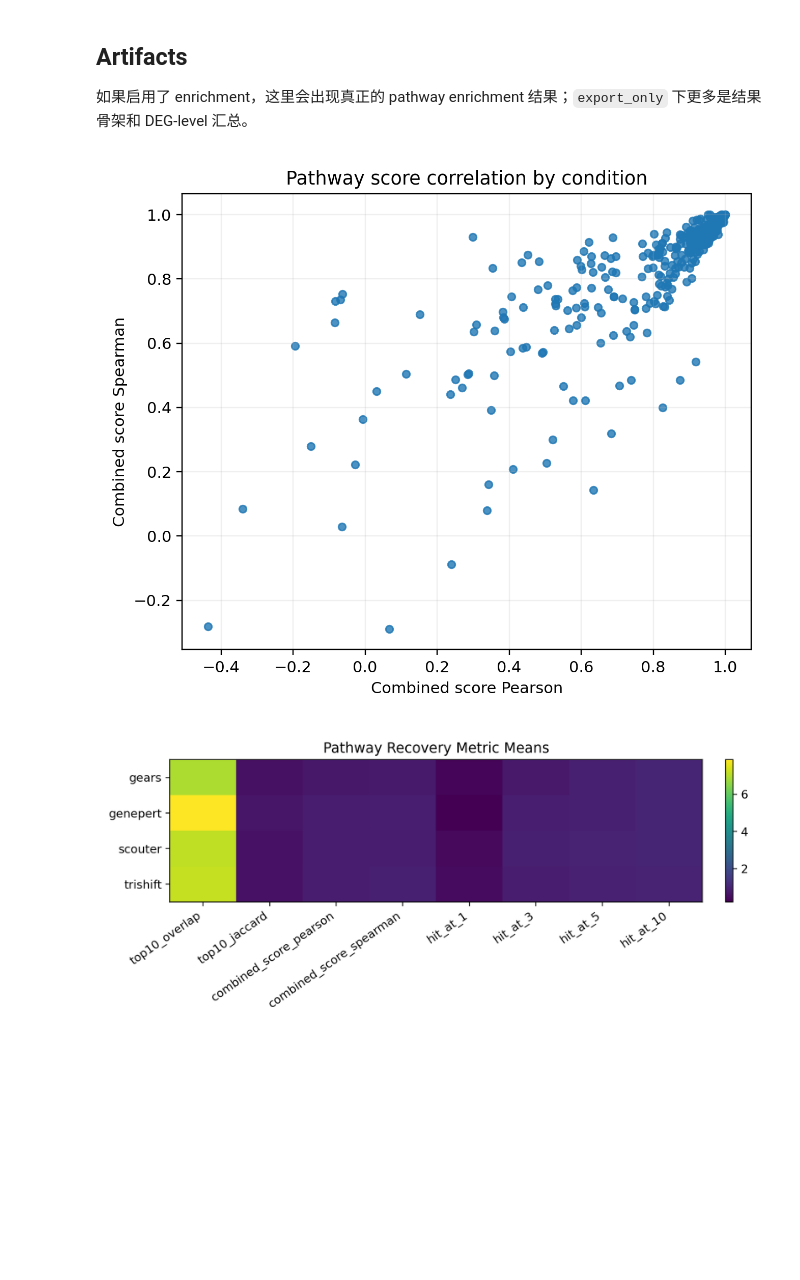
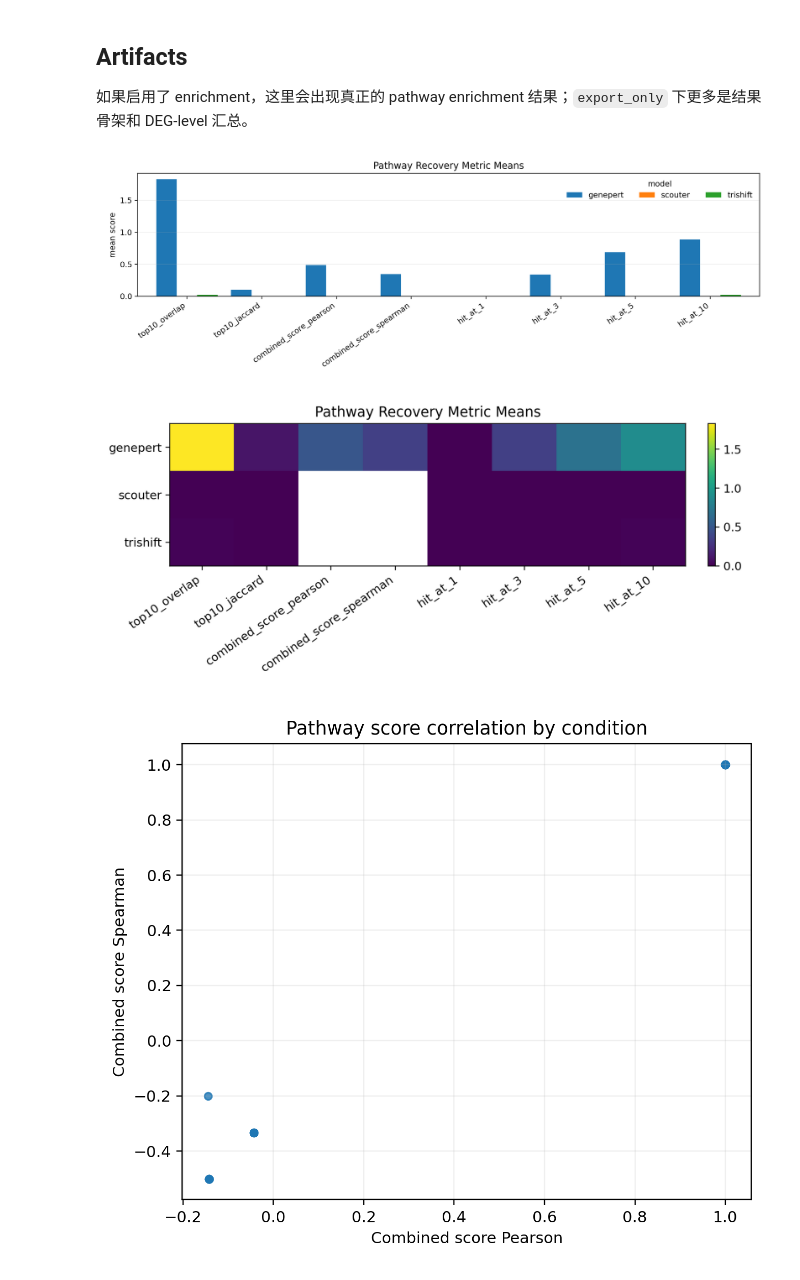
Before and after one commit to elan6666/trishift, a Jupyter notebook: notebooks/pathway_recovery_downstream_experiment.ipynb, the cells around one changed output. Drawn from its saved outputs; the diff is of its cells as text; code cells hidden in the pictures; blank space fills up the shorter version.

Commit message:
Add figure-style notebooks and notebook visuals

```diff
--- a/notebooks/pathway_recovery_downstream_experiment.ipynb
+++ b/notebooks/pathway_recovery_downstream_experiment.ipynb
@@ -36,18 +36,18 @@ WindowsPath('E:/CODE/trishift')
 # %%
-dataset = "adamson"
-split_ids = [1, 2, 3, 4, 5]
-truth_deg_mode = "effect_size_non_dropout"
-pred_deg_mode = "effect_size_non_dropout"
+dataset = "norman"
+split_ids = [1]
+truth_deg_mode = "scanpy"
+pred_deg_mode = "scanpy"
 enrichment_mode = "run_if_available"  # export_only | run_if_available | disabled
 enrichment_library = "Reactome_2022"
 space = "full_gene"  # auto | full_gene | deg
 n_degs = 100
 out_root = repo_root / "artifacts" / "analysis" / "pathway_recovery_downstream_experiment"
 
-# ????
-# 1) ?? ablation root ?????? manifest????
+# Optional: compare custom TriShift result directories instead of the default model list.
+# 1) If you already have a manifest, set trishift_runs_manifest to that file.
 # trishift_runs_manifest = repo_root / "artifacts" / "ablation" / "adamson" / "<timestamp>_state_targeted_ablation" / "pathway_trishift_runs.json"
-# 2) ???? runs ??
+# 2) If you do not want to use a manifest, define trishift_runs directly.
 trishift_runs_manifest = ""
 trishift_runs = []
 # trishift_runs = [
@@ -195,23 +197,26 @@ display(result["hitk_df"].head(30))
 如果启用了 enrichment，这里会出现真正的 pathway enrichment 结果；`export_only` 下更多是结果骨架和 DEG-level 汇总。
 # %%
 out_dir = Path(result["out_dir"])
+display(Image(filename=str(out_dir / "pathway_metric_barplot.png")))
+display(Image(filename=str(out_dir / "pathway_metric_heatmap.png")))
 display(Image(filename=str(out_dir / "pathway_nes_scatter.png")))
-display(Image(filename=str(out_dir / "pathway_metric_heatmap.png")))
 
 for path in [
     out_dir / "deg20_per_condition_all.csv",
     out_dir / "deg_gene_lists_all.csv",
     out_dir / "pathway_enrichment_all.csv",
     out_dir / "pathway_overlap_summary.csv",
     out_dir / "pathway_nes_correlation.csv",
     out_dir / "pathway_hitk_summary.csv",
     out_dir / "pathway_metric_means.csv",
+    out_dir / "pathway_metric_barplot.png",
     out_dir / "run_meta.json",
 ]:
     print(path)
 # %% [output]
-[figure, old version]
+[figure, new version]
-[figure, old version]
+[figure, new version]
+[figure, added]
 E:\CODE\trishift\artifacts\analysis\pathway_recovery_downstream_experiment\deg20_per_condition_all.csv
 E:\CODE\trishift\artifacts\analysis\pathway_recovery_downstream_experiment\deg_gene_lists_all.csv
 E:\CODE\trishift\artifacts\analysis\pathway_recovery_downstream_experiment\pathway_enrichment_all.csv
```
Also changed, not shown: parts of 5 cells of this notebook, 7 other files.
